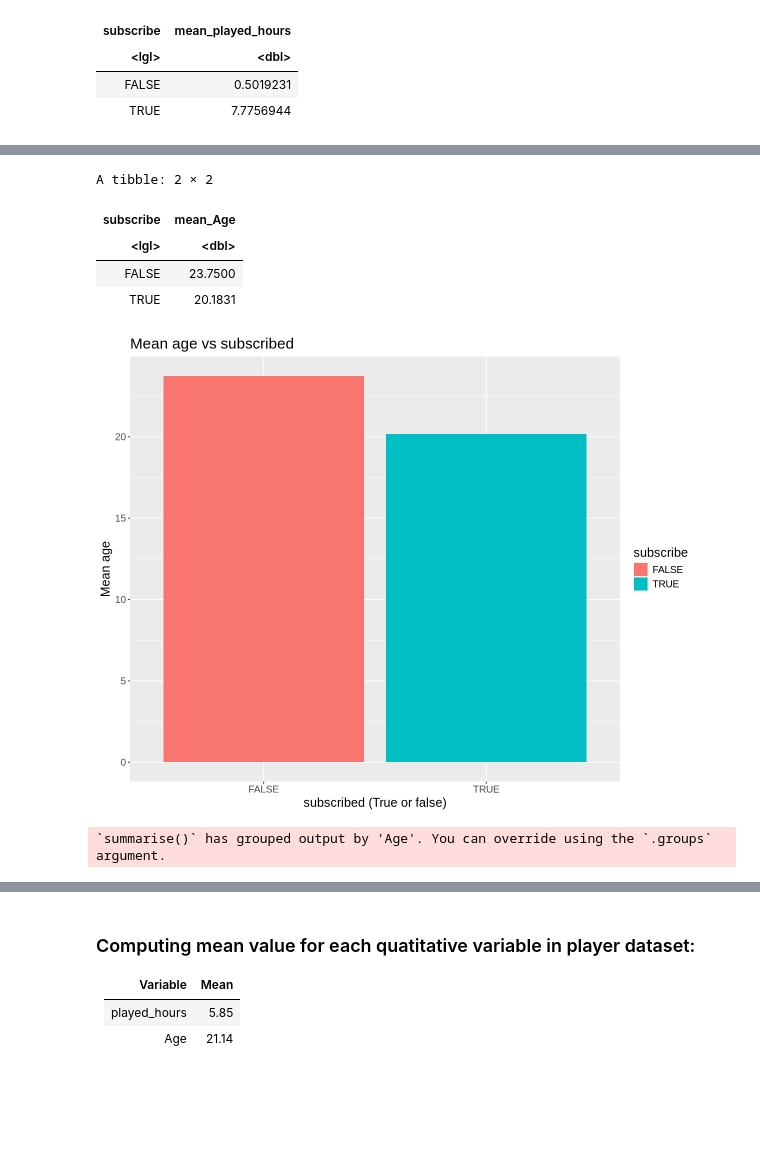
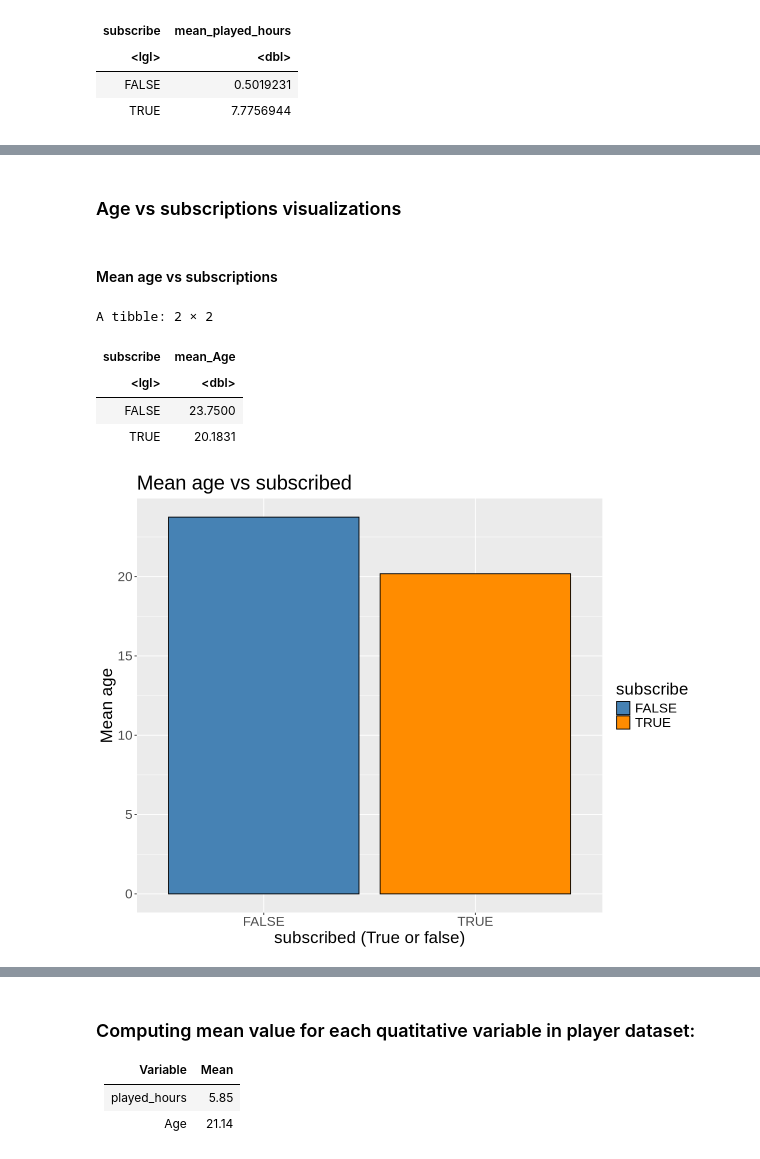
Before and after one commit to SimranHeir/DSCI-100-Project-Planning-Stage-Individual-Simran-Heir, a Jupyter notebook: Project Planning Individual Stage Notebook - Simran Heir.ipynb, the cells around one changed output, grey strips where cells are left out. Drawn from its saved outputs; the diff is of its cells as text; code cells hidden in the pictures; blank space fills up the shorter version.

```diff
--- a/Project Planning Individual Stage Notebook - Simran Heir.ipynb
+++ b/Project Planning Individual Stage Notebook - Simran Heir.ipynb
@@ -352 +422,7 @@ histogram_played_hours
+# %% [markdown]
+
+### Age vs subscriptions visualizations
+# %% [markdown]
+
+#### Mean age vs subscriptions
 # %%
@@ -361,22 +438,17 @@ A tibble: 2 × 2
 | FALSE | 23.7500 |
 | TRUE | 20.1831 |
 # %%
+#graph for mean age and subscribed
 graph_mean_age <- mean_wrangled_age |>
     ggplot (aes (x = subscribe, y = mean_Age , fill = subscribe)) +
-    geom_bar(stat = "identity") +
+    geom_bar(stat = "identity", color = "black") +
     xlab ("subscribed (True or false)") +
     ylab ("Mean age") +
     ggtitle ("Mean age vs subscribed") +
-    theme (text = element_text (size = 15))
+    scale_fill_manual(values = c("steelblue", "darkorange")) +
+    theme (text = element_text (size = 20))
     options (repr.plot.width = 10, repr.plot.height = 8)
 
 graph_mean_age
 # %% [output]
-[figure, old version]
+[figure, new version]
-# %%
-data_age <- player_data_wrangled |>
-group_by (Age, subscribe) |>
-summarise (count = n())
-# %% [output]
-`summarise()` has grouped output by 'Age'. You can override using the `.groups`
-argument.
```
Also changed, not shown: parts of 34 cells of this notebook.
